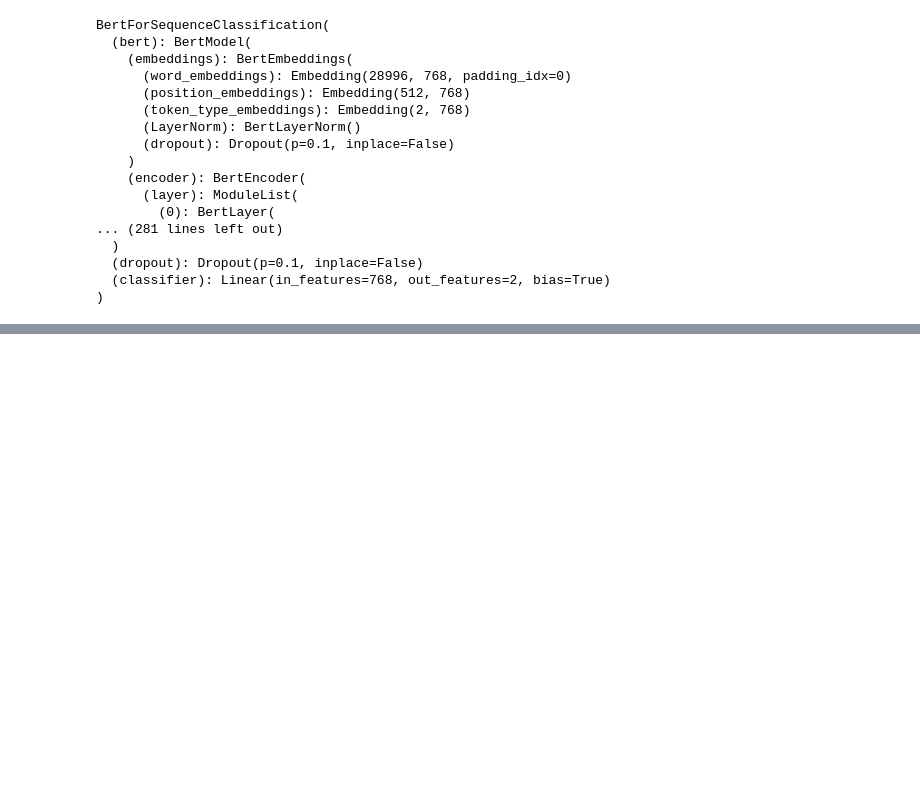
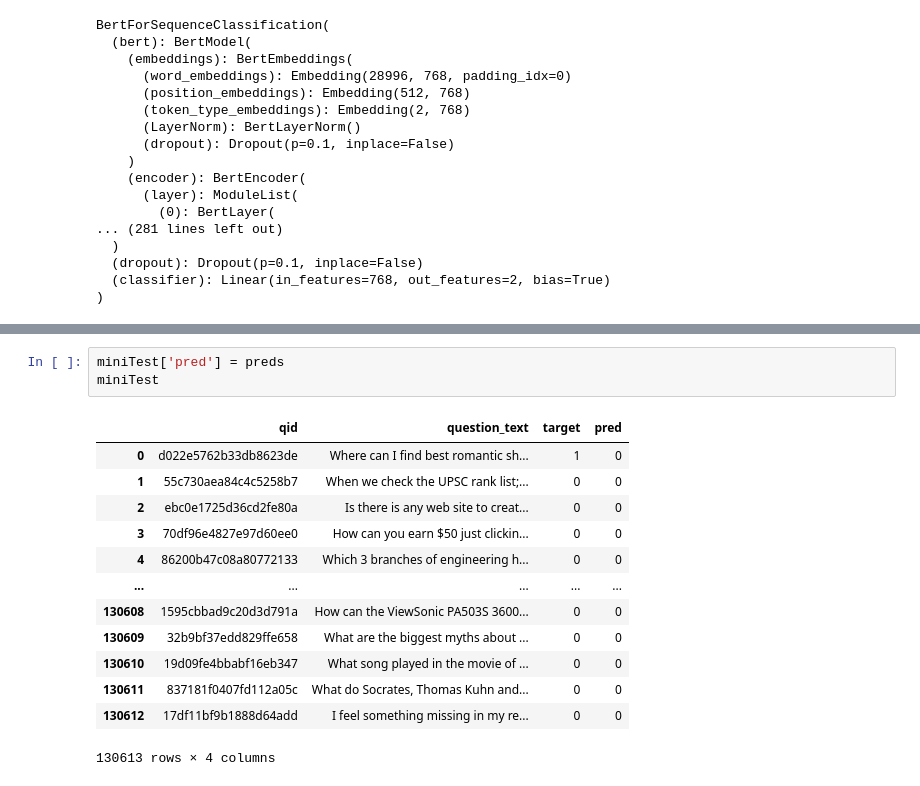
Before and after one commit to orgoca/W207FinalProject, a Jupyter notebook: W207FinalProjectBERT.ipynb, the cells around one changed output, grey strips where cells are left out. Cells and saved outputs as stored; diff of their text form; blank space fills up the shorter version.

```diff
--- a/W207FinalProjectBERT.ipynb
+++ b/W207FinalProjectBERT.ipynb
@@ -877,0 +881,17 @@ INFO:root:  eval_loss = 0.09547944496999183
+# %%
+miniTest['pred'] = preds
+miniTest
+# %% [output]
+|  | qid | question_text | target | pred |
+| 0 | d022e5762b33db8623de | Where can I find best romantic sh... | 1 | 0 |
+| 1 | 55c730aea84c4c5258b7 | When we check the UPSC rank list;... | 0 | 0 |
+| 2 | ebc0e1725d36cd2fe80a | Is there is any web site to creat... | 0 | 0 |
+| 3 | 70df96e4827e97d60ee0 | How can you earn $50 just clickin... | 0 | 0 |
+| 4 | 86200b47c08a80772133 | Which 3 branches of engineering h... | 0 | 0 |
+| ... | ... | ... | ... | ... |
+| 130608 | 1595cbbad9c20d3d791a | How can the ViewSonic PA503S 3600... | 0 | 0 |
+| 130609 | 32b9bf37edd829ffe658 | What are the biggest myths about ... | 0 | 0 |
+| 130610 | 19d09fe4bbabf16eb347 | What song played in the movie of ... | 0 | 0 |
+| 130611 | 837181f0407fd112a05c | What do Socrates, Thomas Kuhn and... | 0 | 0 |
+| 130612 | 17df11bf9b1888d64add | I feel something missing in my re... | 0 | 0 |
+130613 rows × 4 columns
```
Also changed, not shown: parts of 17 cells of this notebook.
